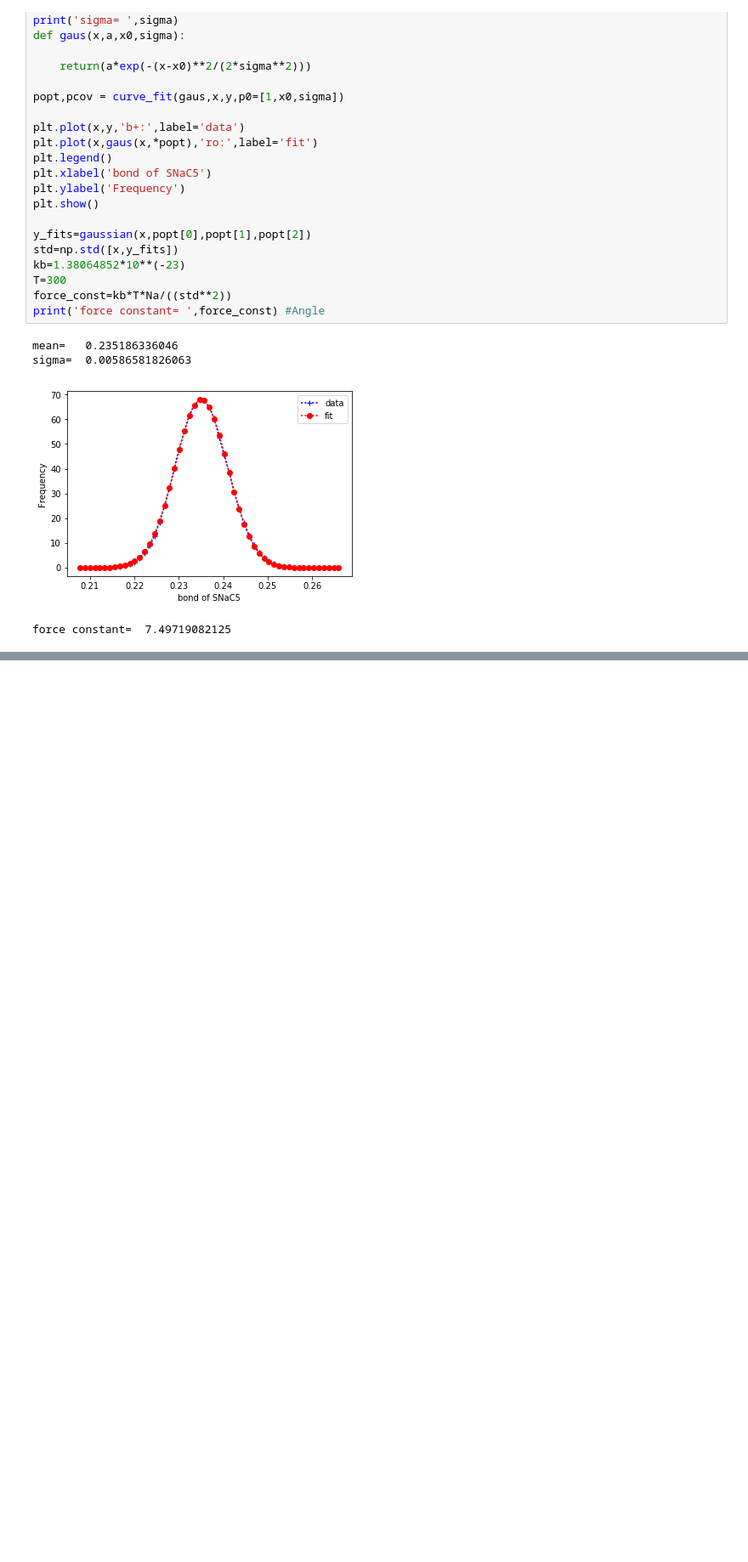
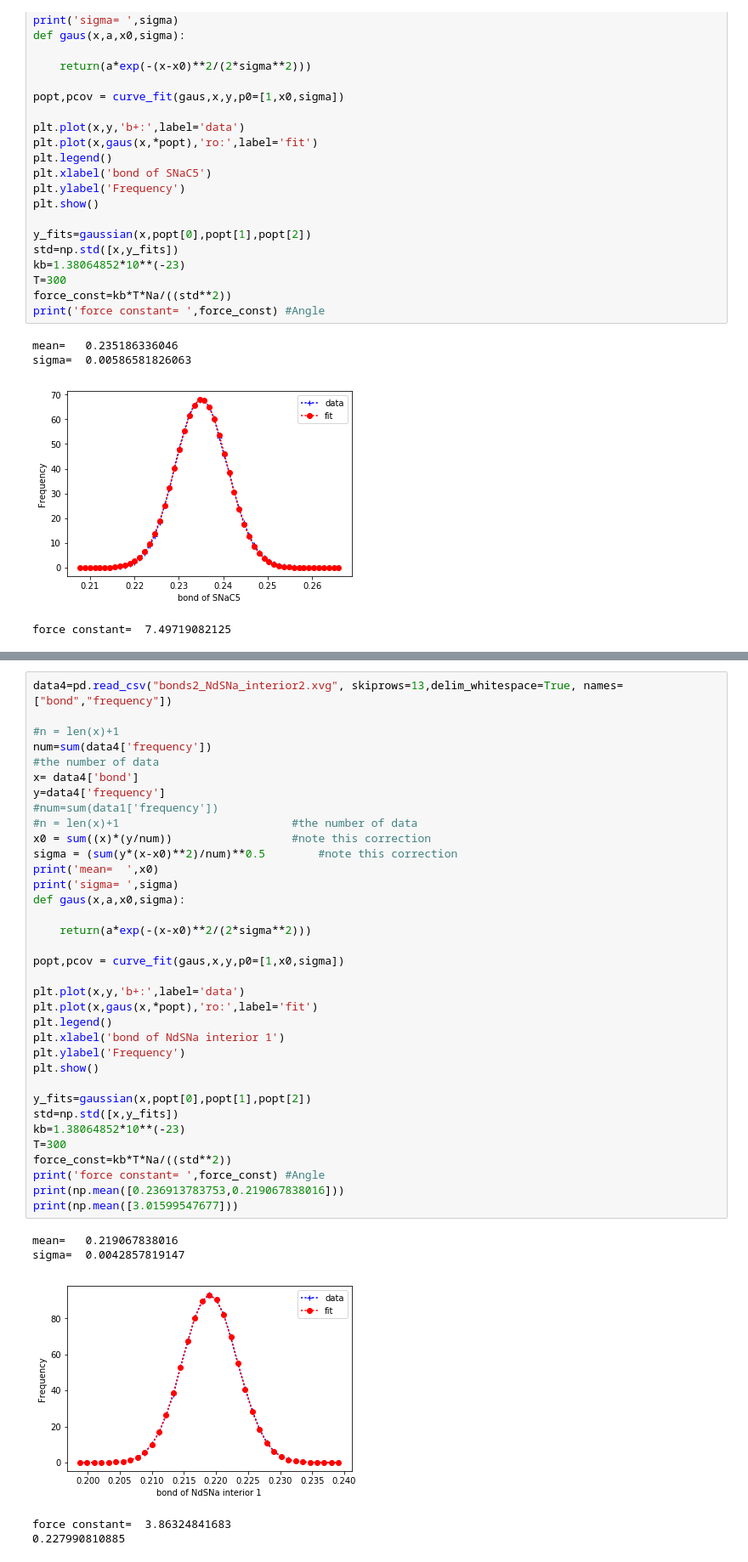
Before and after one commit to garrettd2225/Shenanigans, a Jupyter notebook: Inverse Boltzmann.ipynb, the cells around one changed output, grey strips where cells are left out. Shown: that part at 85% size. Saved outputs shown, nothing was run; the diff lists cells and outputs as text; blank space fills up the shorter version.

```diff
--- a/Inverse Boltzmann.ipynb
+++ b/Inverse Boltzmann.ipynb
@@ -210,0 +239,41 @@ force constant=  13.9949892682
+# %%
+data4=pd.read_csv("bonds2_NdSNa_interior2.xvg", skiprows=13,delim_whitespace=True, names=["bond","frequency"])
+
+#n = len(x)+1
+num=sum(data4['frequency'])
+#the number of data
+x= data4['bond']
+y=data4['frequency']
+#num=sum(data1['frequency'])
+#n = len(x)+1                          #the number of data
+x0 = sum((x)*(y/num))                  #note this correction
+sigma = (sum(y*(x-x0)**2)/num)**0.5        #note this correction
+print('mean=  ',x0)
+print('sigma= ',sigma)
+def gaus(x,a,x0,sigma):
+
+    return(a*exp(-(x-x0)**2/(2*sigma**2)))
+
+popt,pcov = curve_fit(gaus,x,y,p0=[1,x0,sigma])
+
+plt.plot(x,y,'b+:',label='data')
+plt.plot(x,gaus(x,*popt),'ro:',label='fit')
+plt.legend()
+plt.xlabel('bond of NdSNa interior 1')
+plt.ylabel('Frequency')
+plt.show()
+
+y_fits=gaussian(x,popt[0],popt[1],popt[2])
+std=np.std([x,y_fits])
+kb=1.38064852*10**(-23)
+T=300
+force_const=kb*T*Na/((std**2))
+print('force constant= ',force_const) #Angle
+print(np.mean([0.236913783753,0.219067838016]))
+print(np.mean([3.01599547677]))
+# %% [output]
+mean=   0.219067838016
+sigma=  0.0042857819147
+[figure, added]
+force constant=  3.86324841683
+0.227990810885
```
Also changed, not shown: parts of 13 cells of this notebook, 22 other files.
